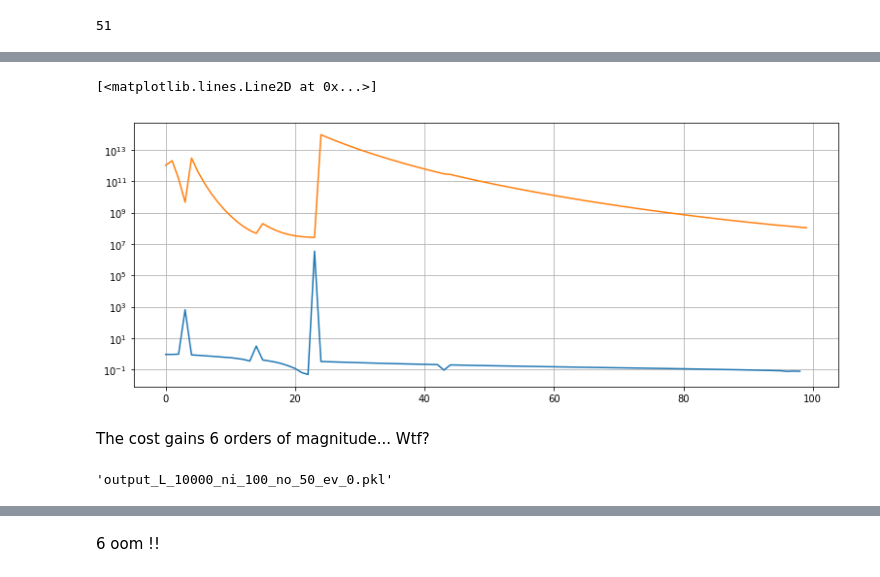
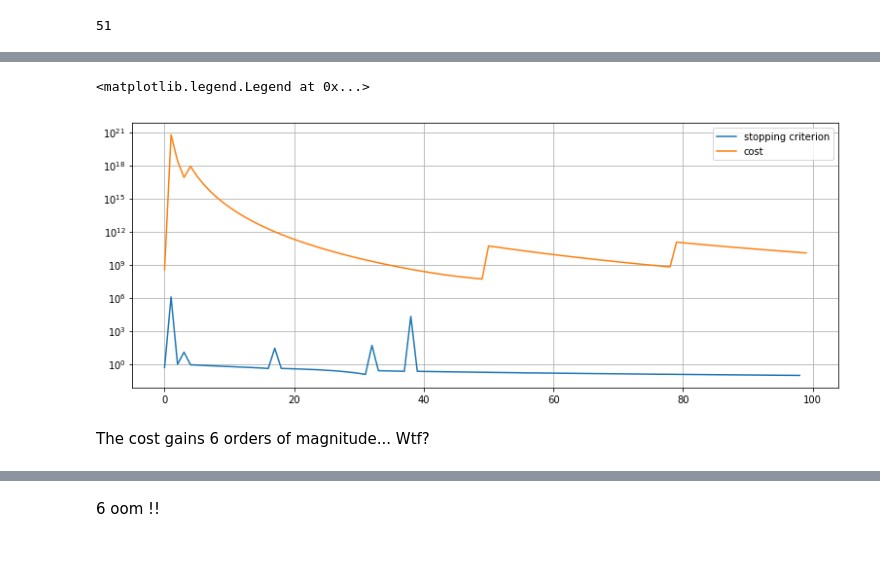
Before and after one commit to LucasFuentesValenzuela/ICU, a Jupyter notebook: notebooks/Understanding the bumps -- where do they come from? .ipynb, the cells around one changed output, grey strips where cells are left out. Cells and saved outputs as stored; diff of their text form; code cells hidden in the pictures.

```diff
--- a/notebooks/Understanding the bumps -- where do they come from? .ipynb
+++ b/notebooks/Understanding the bumps -- where do they come from? .ipynb
@@ -44,7 +63,7 @@ plot_stop_and_cost(opt_res)
 # %% [markdown]
 We chose one outer iteration where the jumps are neat
 # %%
-ID=1
+ID=2
 # %%
 len(ri_FW)
 # %% [output]
@@ -62,16 +81,13 @@ path
 # %%
 plt.figure(figsize=(13,5))
-plt.plot(opt_ref['stop'])
+plt.plot(opt_ref['stop'], label='stopping criterion')
 plt.grid()
 plt.yscale('log')
-plt.plot(opt_ref['obj'])
+plt.plot(opt_ref['obj'], label='cost')
+plt.legend()
 # %% [output]
-[<matplotlib.lines.Line2D at 0x...>]
+<matplotlib.legend.Legend at 0x...>
-[figure, old version]
+[figure, new version]
 # %% [markdown]
 The cost gains 6 orders of magnitude... Wtf?
-# %%
-filename
-# %% [output]
-'output_L_10000_ni_100_no_50_ev_0.pkl'
 # %%
```
Also changed, not shown: parts of 58 cells of this notebook, 13 other files.
